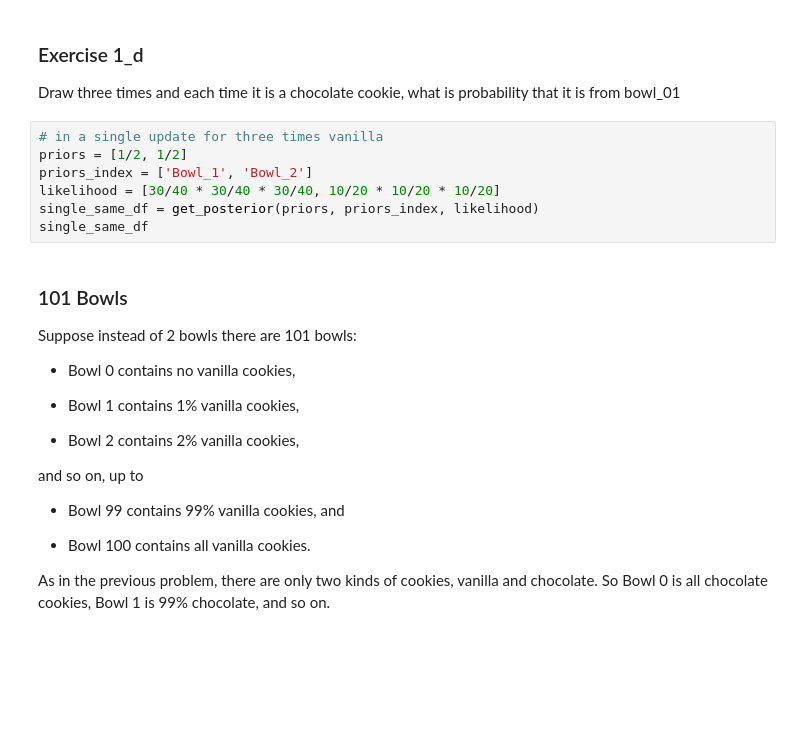
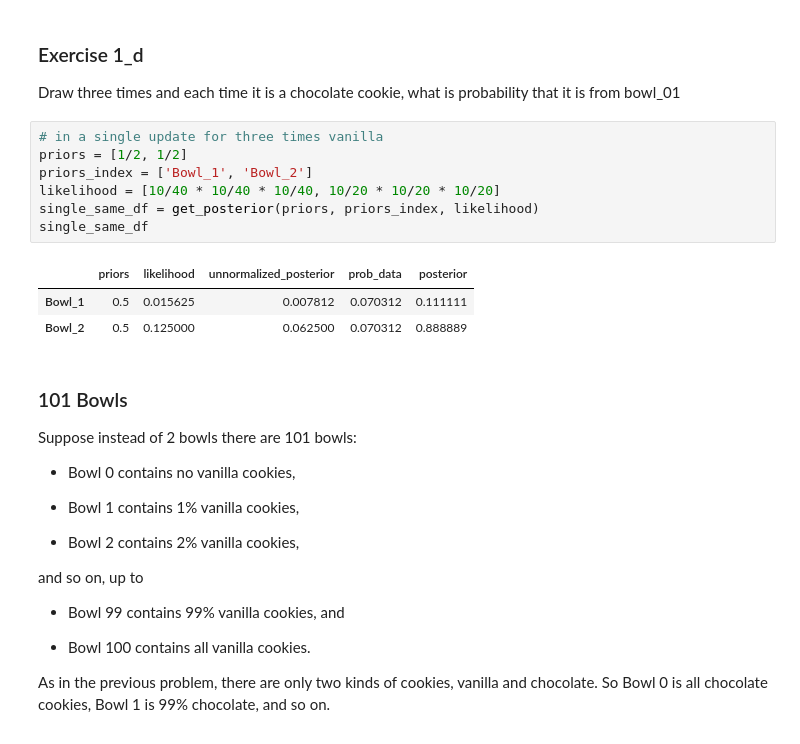
Before and after one commit to arjunjanamatti/open_cv_from_freecodecamp, a Jupyter notebook: bayesian_made_simple/cookie_01.ipynb, the cells around one changed output. Cells and saved outputs as stored; diff of their text form; blank space fills up the shorter version.

```diff
--- a/bayesian_made_simple/cookie_01.ipynb
+++ b/bayesian_made_simple/cookie_01.ipynb
@@ -120,10 +123,14 @@ Draw three times and each time it is a chocolate cookie, what is probability tha
 # %%
 # in a single update for three times vanilla
 priors = [1/2, 1/2]
 priors_index = ['Bowl_1', 'Bowl_2']
-likelihood = [30/40 * 30/40 * 30/40, 10/20 * 10/20 * 10/20]
+likelihood = [10/40 * 10/40 * 10/40, 10/20 * 10/20 * 10/20]
 single_same_df = get_posterior(priors, priors_index, likelihood)
 single_same_df
+# %% [output]
+|  | priors | likelihood | unnormalized_posterior | prob_data | posterior |
+| Bowl_1 | 0.5 | 0.015625 | 0.007812 | 0.070312 | 0.111111 |
+| Bowl_2 | 0.5 | 0.125000 | 0.062500 | 0.070312 | 0.888889 |
 # %% [markdown]
 ### 101 Bowls
 
```
Also changed, not shown: parts of 1 cell of this notebook.
